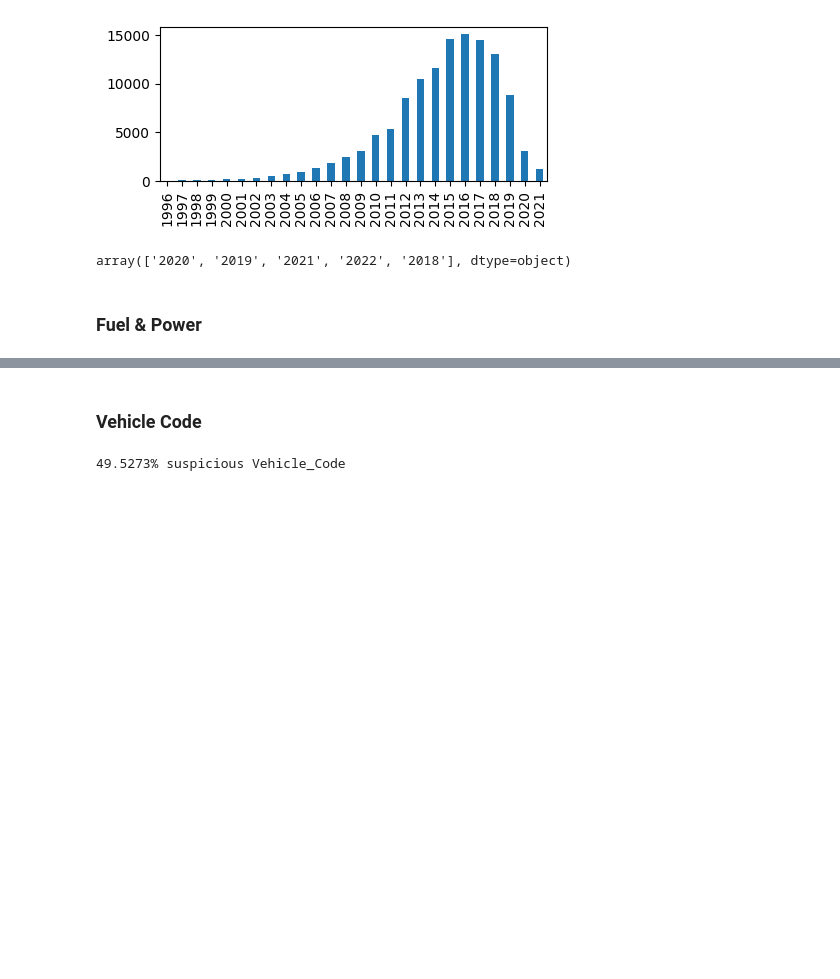
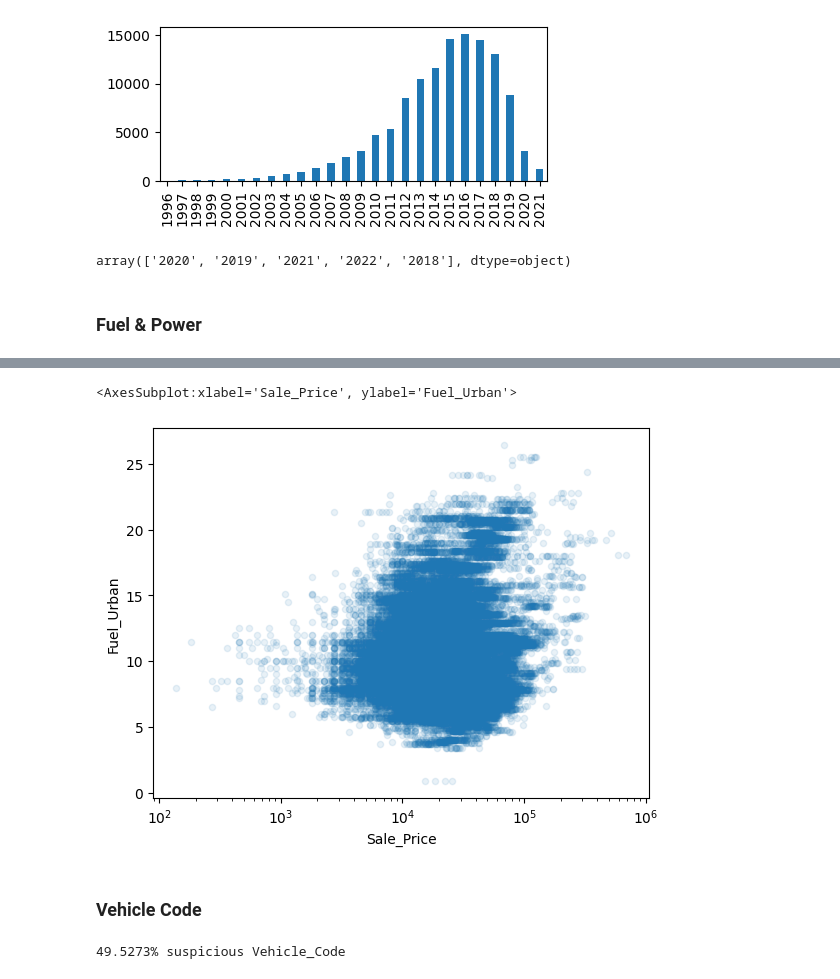
Before and after one commit to bibinmjose/auto-sale-pred, a Jupyter notebook: eda.ipynb, the cells around one changed output, grey strips where cells are left out. Saved outputs shown, nothing was run; the diff lists cells and outputs as text; code cells hidden in the pictures; blank space fills up the shorter version.

```diff
--- a/eda.ipynb
+++ b/eda.ipynb
@@ -86,3 +87,8 @@ raw_sale.plot.scatter(x='Power',y='Fuel_Urban', loglog=True) # how does fuel cha
+# %%
+raw_sale.plot.scatter(x='Sale_Price',y='Fuel_Urban', logx=True, alpha=0.1) # Does Fuel_Urban influence Sale_Price?
+# %% [output]
+<AxesSubplot:xlabel='Sale_Price', ylabel='Fuel_Urban'>
+[figure, added]
 # %% [markdown]
 ### Vehicle Code
 # %%
```
Also changed, not shown: parts of 22 cells of this notebook.
